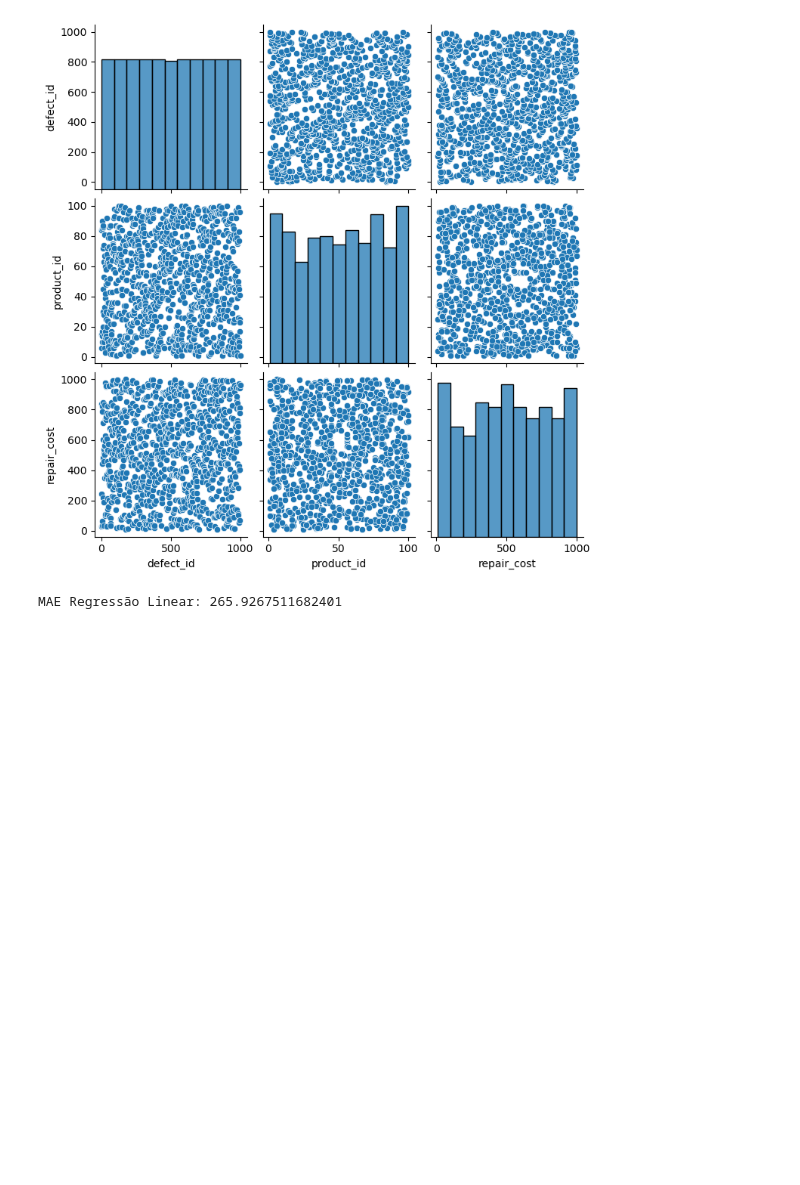
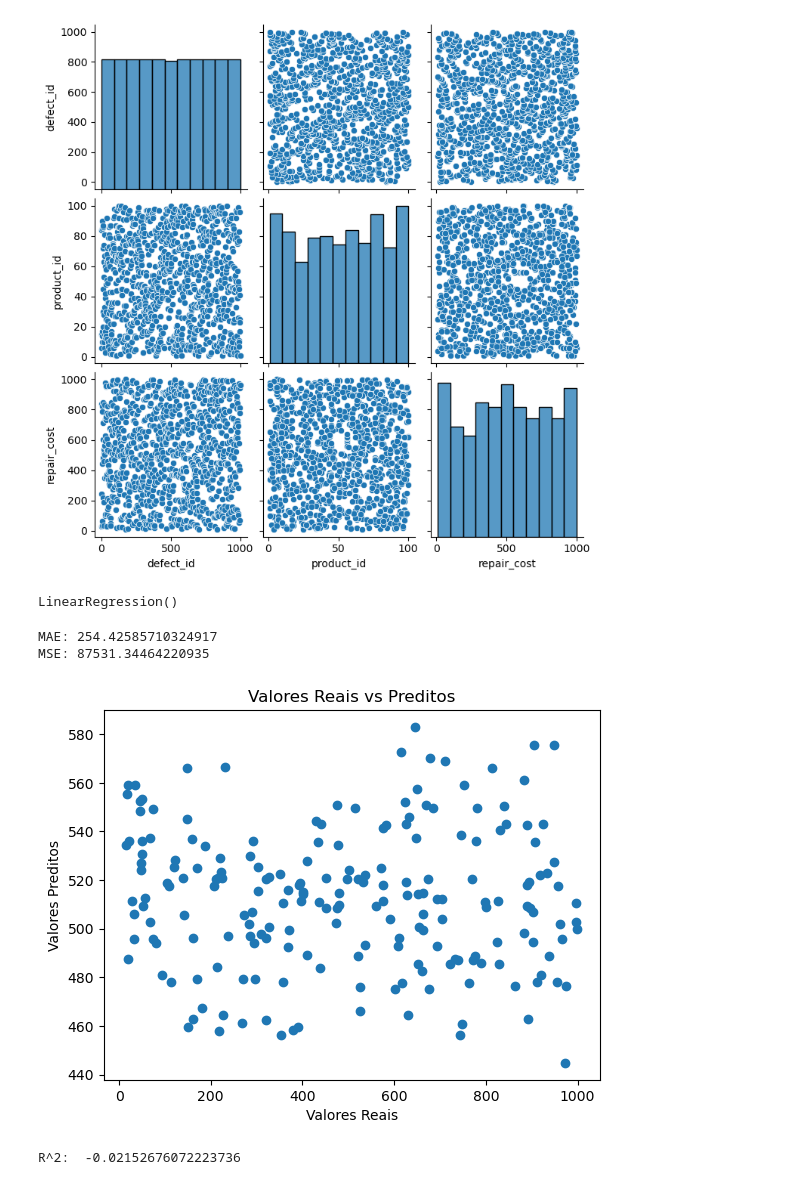
Before and after one commit to caioding/ZL-Academy-LG-, a Jupyter notebook: machine-learning/atv1.ipynb, the cells around one changed output. Saved outputs shown, nothing was run; the diff lists cells and outputs as text; code cells hidden in the pictures; blank space fills up the shorter version.

Commit message:
:sparkles: feat: linear regressiona ML

```diff
--- a/machine-learning/atv1.ipynb
+++ b/machine-learning/atv1.ipynb
@@ -77 +80,4 @@ y = data_encoded['repair_cost']
+# %%
+# Pré-processamento (codificação de variáveis categóricas)
+X = pd.get_dummies(X, drop_first=True)
 # %%
@@ -84,7 +86,33 @@ def evaluate_model(model, X_test, y_test):
-# %%
-lr_model = LinearRegression()
-lr_model.fit(X_train, y_train)
-lr_mae = evaluate_model(lr_model, X_test, y_test)
-print(f'MAE Regressão Linear: {lr_mae}')
-# %% [output]
-MAE Regressão Linear: 265.9267511682401
+# %%
+# Treinar o modelo de regressão linear
+model = LinearRegression()
+model.fit(X_train, y_train)
+# %% [output]
+LinearRegression()
+# %%
+# Fazer previsões
+y_pred = model.predict(X_test)
+# %%
+# Avaliar o modelo
+mae = mean_absolute_error(y_test, y_pred)
+mse = mean_squared_error(y_test, y_pred)
+print(f'MAE: {mae}')
+print(f'MSE: {mse}')
+# %% [output]
+MAE: 254.42585710324917
+MSE: 87531.34464220935
+# %%
+# Visualizar resultados
+plt.scatter(y_test, y_pred)
+plt.xlabel('Valores Reais')
+plt.ylabel('Valores Preditos')
+plt.title('Valores Reais vs Preditos')
+plt.show()
+# %% [output]
+[figure, added]
+# %%
+# Desempenho no conjunto de testes
+R = r2_score(y_test, y_pred)
+print("R^2: ", R)
+# %% [output]
+R^2:  -0.02152676072223736
```
Also changed, not shown: parts of 8 cells of this notebook, 4 other files.
